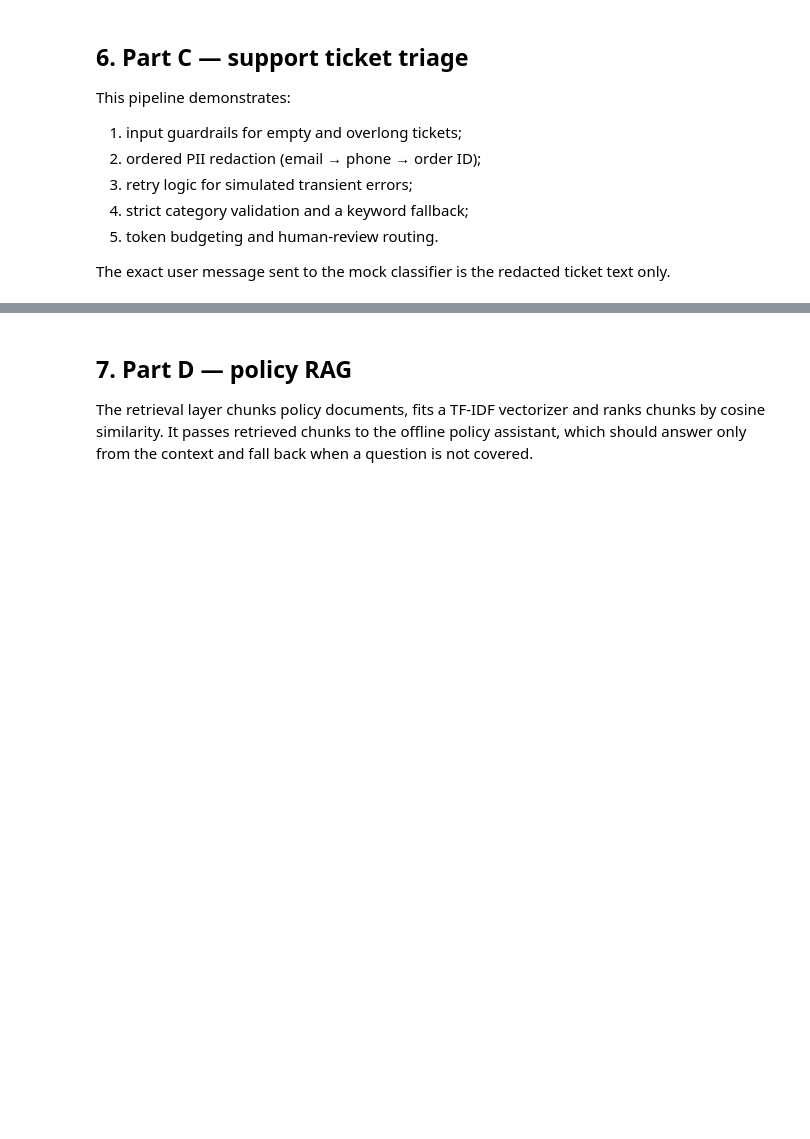
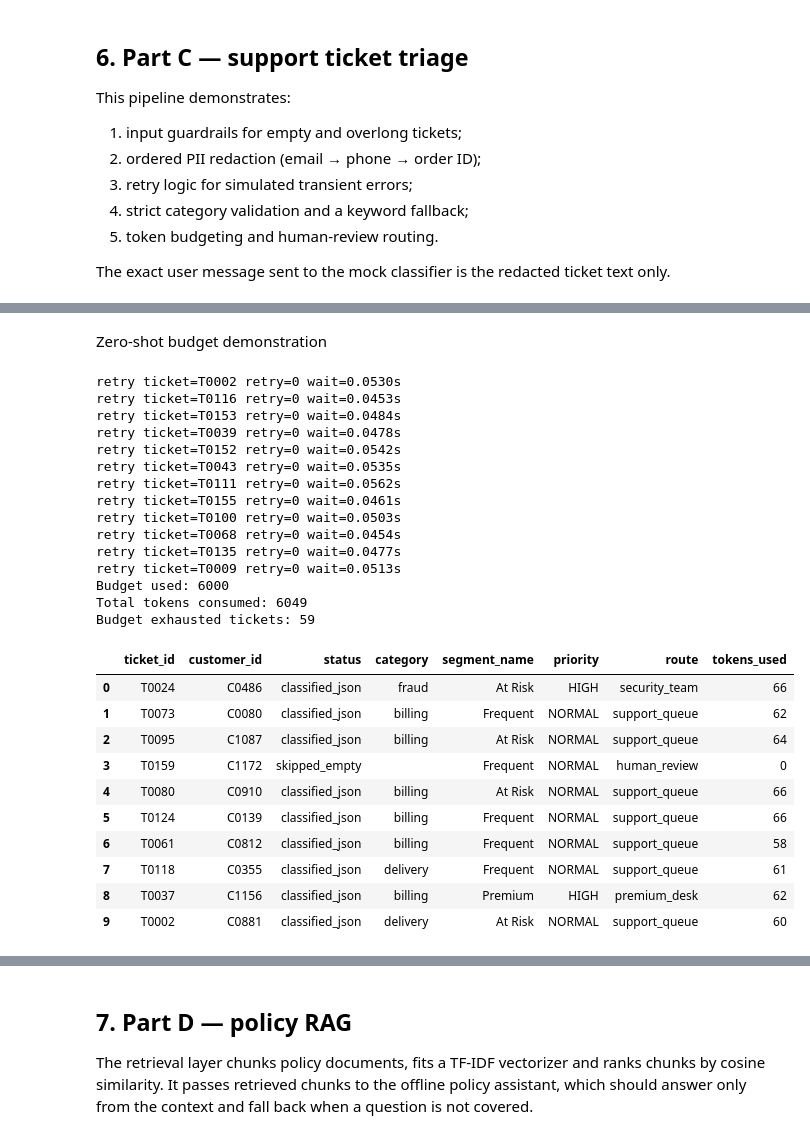
Before and after one commit to karthikdev1216/Swiggy-Insta-Copilot, a Jupyter notebook: notebooks/Customer_Intelligence_Support_Copilot.ipynb, the cells around one changed output, grey strips where cells are left out. Cells and saved outputs as stored; diff of their text form; code cells hidden in the pictures; blank space fills up the shorter version.

Commit message:
Complete Instamart Customer Copilot project

```diff
--- a/notebooks/Customer_Intelligence_Support_Copilot.ipynb
+++ b/notebooks/Customer_Intelligence_Support_Copilot.ipynb
@@ -385,0 +1173,15 @@ retry ticket=T0065 retry=0 wait=0.0551s
+# %%
+few_results, few_summary = triage.run_pipeline(
+    prompt=triage.FEW,
+    token_budget=100000
+)
+
+print("FEW-SHOT RESULTS")
+print("Classified:", few_summary["classified_tickets"])
+print("Accuracy:", round(few_summary["accuracy"] * 100, 2), "%")
+print("Total tokens:", few_summary["total_tokens"])
+print("Tokens per classified ticket:",
+      round(few_summary["tokens_per_classified_ticket"], 2))
+
+print("\nStatus counts:")
+print(few_summary["status_counts"])
@@ -385,0 +1236,45 @@ retry ticket=T0065 retry=0 wait=0.0551s
+# %% [markdown]
+Zero-shot budget demonstration
+# %%
+budget_results, budget_summary = triage.run_pipeline(
+    prompt=triage.ZERO,
+    token_budget=6000,
+    output_file="triage_budget_demo.csv"
+)
+
+print("Budget used: 6000")
+print("Total tokens consumed:", budget_summary["total_tokens"])
+
+print(
+    "Budget exhausted tickets:",
+    budget_summary["status_counts"].get("budget_exhausted", 0)
+)
+
+display(budget_results.head(10))
+# %% [output]
+retry ticket=T0002 retry=0 wait=0.0530s
+retry ticket=T0116 retry=0 wait=0.0453s
+retry ticket=T0153 retry=0 wait=0.0484s
+retry ticket=T0039 retry=0 wait=0.0478s
+retry ticket=T0152 retry=0 wait=0.0542s
+retry ticket=T0043 retry=0 wait=0.0535s
+retry ticket=T0111 retry=0 wait=0.0562s
+retry ticket=T0155 retry=0 wait=0.0461s
+retry ticket=T0100 retry=0 wait=0.0503s
+retry ticket=T0068 retry=0 wait=0.0454s
+retry ticket=T0135 retry=0 wait=0.0477s
+retry ticket=T0009 retry=0 wait=0.0513s
+Budget used: 6000
+Total tokens consumed: 6049
+Budget exhausted tickets: 59
+|  | ticket_id | customer_id | status | category | segment_name | priority | route | tokens_used |
+| 0 | T0024 | C0486 | classified_json | fraud | At Risk | HIGH | security_team | 66 |
+| 1 | T0073 | C0080 | classified_json | billing | Frequent | NORMAL | support_queue | 62 |
+| 2 | T0095 | C1087 | classified_json | billing | At Risk | NORMAL | support_queue | 64 |
+| 3 | T0159 | C1172 | skipped_empty |  | Frequent | NORMAL | human_review | 0 |
+| 4 | T0080 | C0910 | classified_json | billing | At Risk | NORMAL | support_queue | 66 |
+| 5 | T0124 | C0139 | classified_json | billing | Frequent | NORMAL | support_queue | 66 |
+| 6 | T0061 | C0812 | classified_json | billing | Frequent | NORMAL | support_queue | 58 |
+| 7 | T0118 | C0355 | classified_json | delivery | Frequent | NORMAL | support_queue | 61 |
+| 8 | T0037 | C1156 | classified_json | billing | Premium | HIGH | premium_desk | 62 |
+| 9 | T0002 | C0881 | classified_json | delivery | At Risk | NORMAL | support_queue | 60 |
```
Also changed, not shown: parts of 44 cells of this notebook, 12 other files.
